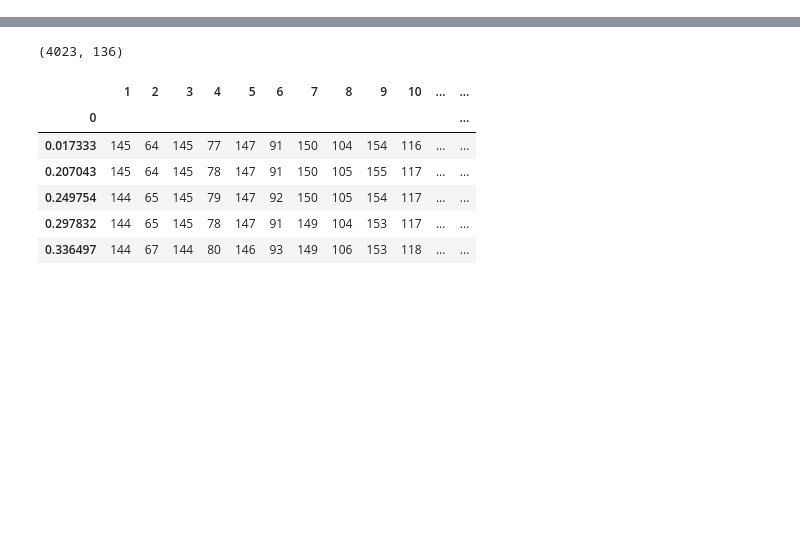
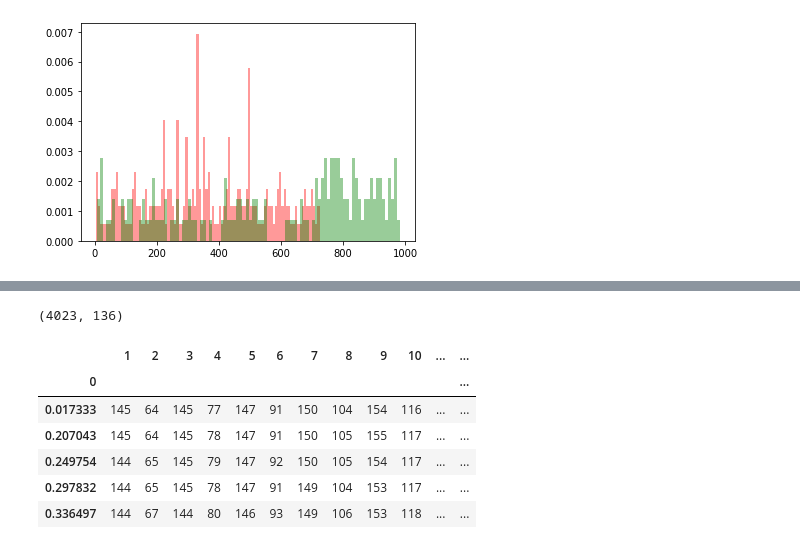
Before and after one commit to howon-kim/eye-blink-detection, a Jupyter notebook: dataAnalysis.ipynb, the cells around one changed output, grey strips where cells are left out. Drawn from its saved outputs; the diff is of its cells as text; code cells hidden in the pictures; blank space fills up the shorter version.

```diff
--- a/dataAnalysis.ipynb
+++ b/dataAnalysis.ipynb
@@ -5,0 +28,6 @@ import numpy as np
+# %%
+plt.hist(s3.index, density=20, bins=100, color='r', alpha=0.4) # 미등록자
+plt.hist(s4.index, density=20, bins=100, color='g', alpha=0.4) # 미스터빈
+plt.show()
+# %% [output]
+[figure, added]
```
Also changed, not shown: parts of 19 cells of this notebook, 16 other files.
